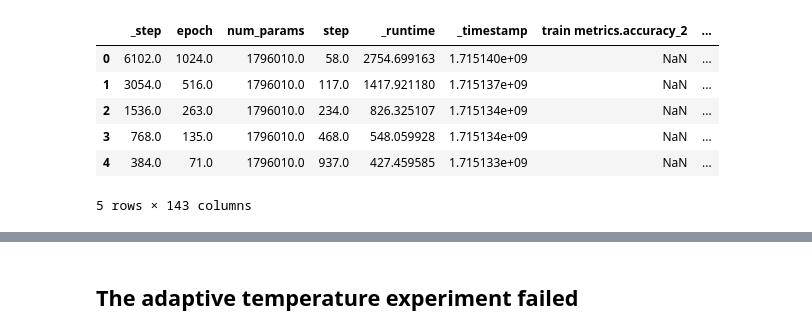
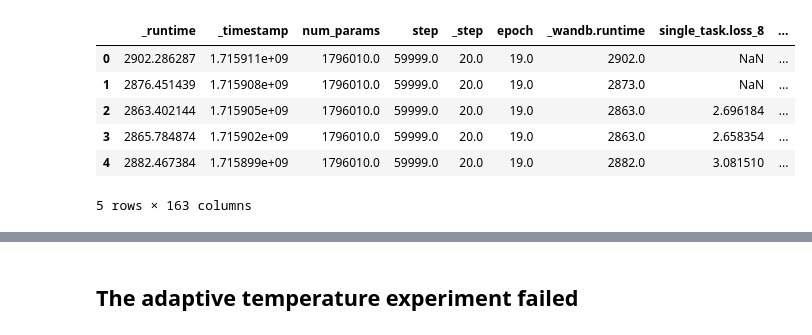
Before and after one commit to ZadorLaboratory/NeuralTangentEnsemble, a Jupyter notebook: figures/wandb_plotting.ipynb, the cells around one changed output, grey strips where cells are left out. Cells and saved outputs as stored; diff of their text form; code cells hidden in the pictures.

```diff
--- a/figures/wandb_plotting.ipynb
+++ b/figures/wandb_plotting.ipynb
@@ -4,40 +4,44 @@ import numpy as np
 import matplotlib.pyplot as plt
 import seaborn as sns
 import wandb
+
+plt.rcParams['axes.labelsize'] = 14
+plt.rcParams['xtick.labelsize'] = 12
+plt.rcParams['ytick.labelsize'] = 12
 
 api = wandb.Api()
 
 # Project is specified by <entity/project-name>
 runs = api.runs("zadorlab/neural-tangent-ensemble")
 
 summary_list, config_list, name_list = [], [], []
 for run in runs:
     # .summary contains the output keys/values for metrics like accuracy.
     #  We call ._json_dict to omit large files
     summary_list.append(run.summary._json_dict)
 
     # .config contains the hyperparameters.
     #  We remove special values that start with _.
     config_list.append(
         {k: v for k,v in run.config.items()
           if not k.startswith('_')})
 
     # .name is the human-readable name of the run.
     name_list.append(run.name)
 
 summary_df = pd.json_normalize(summary_list)
 
 # Flatten the 'config' column
 config_df = pd.json_normalize(config_list)
 
 # Concatenate the flattened DataFrames along with the 'name' column
 runs_df = pd.concat([summary_df, config_df], axis=1)
 runs_df.head()
 # %% [output]
-|  | _step | epoch | num_params | step | _runtime | _timestamp | train metrics.accuracy_2 | ... |
-| 0 | 6102.0 | 1024.0 | 1796010.0 | 58.0 | 2754.699163 | 1.715140e+09 | NaN | ... |
-| 1 | 3054.0 | 516.0 | 1796010.0 | 117.0 | 1417.921180 | 1.715137e+09 | NaN | ... |
-| 2 | 1536.0 | 263.0 | 1796010.0 | 234.0 | 826.325107 | 1.715134e+09 | NaN | ... |
-| 3 | 768.0 | 135.0 | 1796010.0 | 468.0 | 548.059928 | 1.715134e+09 | NaN | ... |
-| 4 | 384.0 | 71.0 | 1796010.0 | 937.0 | 427.459585 | 1.715133e+09 | NaN | ... |
+|  | _runtime | _timestamp | num_params | step | _step | epoch | _wandb.runtime | single_task.loss_8 | ... |
+| 0 | 2902.286287 | 1.715911e+09 | 1796010.0 | 59999.0 | 20.0 | 19.0 | 2902.0 | NaN | ... |
+| 1 | 2876.451439 | 1.715908e+09 | 1796010.0 | 59999.0 | 20.0 | 19.0 | 2873.0 | NaN | ... |
+| 2 | 2863.402144 | 1.715905e+09 | 1796010.0 | 59999.0 | 20.0 | 19.0 | 2863.0 | 2.696184 | ... |
+| 3 | 2865.784874 | 1.715902e+09 | 1796010.0 | 59999.0 | 20.0 | 19.0 | 2863.0 | 2.658354 | ... |
+| 4 | 2882.467384 | 1.715899e+09 | 1796010.0 | 59999.0 | 20.0 | 19.0 | 2882.0 | 3.081510 | ... |
-5 rows × 143 columns
+5 rows × 163 columns
```
Also changed, not shown: parts of 19 cells of this notebook.
